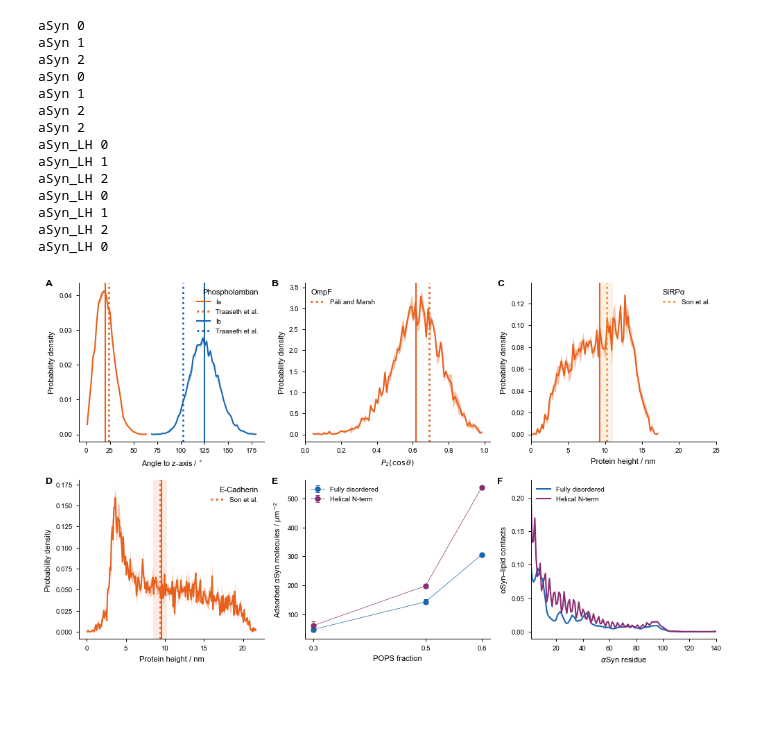
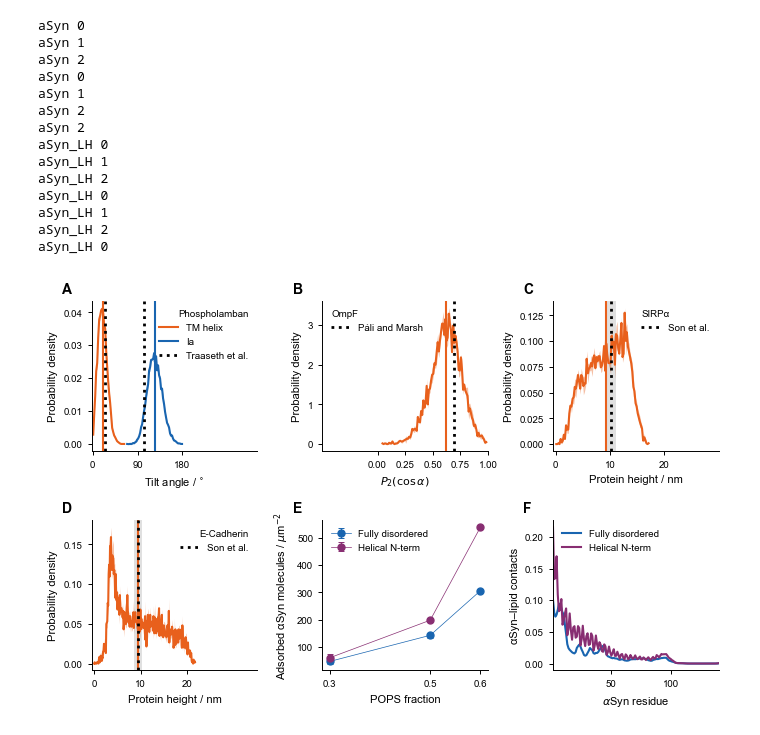
Before and after one commit to gitesei/_2026_MEM-CALVADOS, a Jupyter notebook: exp_valid.ipynb, the cells around one changed output. Drawn from its saved outputs; the diff is of its cells as text; code cells hidden in the pictures; blank space fills up the shorter version.

```diff
--- a/exp_valid.ipynb
+++ b/exp_valid.ipynb
@@ -36,7 +36,7 @@ def hist_stats(xs, bins):
     x = (bins[:-1] + bins[1:]) / 2
     return x, p, h.std(0)/np.sqrt(len(xs)), np.concatenate(xs).mean()
 
-fig, ax = plt.subplots(2, 3, figsize=(10, 5.8))
+fig, ax = plt.subplots(2, 3, figsize=(7, 4.5))
 ax = ax.ravel()
 
 # --- phospholamban (2KB7) ---
@@ -56,18 +56,20 @@ for y in a2:
     x = (bins[:-1] + bins[1:]) / 2
     ax[0].plot(x,np.histogram(y, bins=bins, density=True)[0])"""
 
-for arr, c, lab, exp, explab in [(a1, 'orange2', 'Ia', 24,  'Traaseth et al.'),
-                                 (a2, 'blue1',   'Ib', 102, 'Traaseth et al.')]:
+for arr, c, lab, exp, explab in [(a1, 'orange2', 'TM helix', 24,  ''),
+                                 (a2, 'blue1',   'Ia', 102, 'Traaseth et al.')]:
     bins = np.arange(np.min(arr),np.max(arr) + 2, 2)
     x, p, se, m = hist_stats(arr, bins)
     ax[0].plot(x, p, color=rnb_colors[c], lw=1.5, label=lab)
     ax[0].fill_between(x, p-se, p+se, color=rnb_colors[c], alpha=.4, lw=0)
     ax[0].axvline(m, color=rnb_colors[c], lw=1.5)
-    ax[0].axvline(exp, color=rnb_colors[c], ls=':', lw=2, label=explab)
+    ax[0].axvline(exp, color='k', ls=':', lw=2, label=explab)
 
-ax[0].set(xlabel='Angle to z-axis / $^{\\circ}$', ylabel='Probability density')
-leg = ax[0].legend(frameon=False, fontsize=7, title='Phospholamban')
+ax[0].set(xlabel='Tilt angle / $^{\\circ}$', ylabel='Probability density')
+leg = ax[0].legend(frameon=False, fontsize=7, title='Phospholamban', title_fontsize=7)
 leg._legend_box.align = "right"
+ax[0].set_xlim(-2, 330)
+ax[0].set_xticks([0, 90, 180])
 
 # --- 2OMF ---
 p2 = []
@@ -82,10 +84,12 @@ x, p, se, m = hist_stats(p2, bins)
 ax[1].plot(x, p, color=rnb_colors['orange2'], lw=1.5)
 ax[1].fill_between(x, p-se, p+se, color=rnb_colors['orange2'], alpha=.4, lw=0)
 ax[1].axvline(m, color=rnb_colors['orange2'], lw=1.5)
-ax[1].axvline(0.69, color=rnb_colors['orange2'], ls=':', lw=2, label='Páli and Marsh')
-ax[1].set(xlabel=r'$P_2(\cos\theta)$', ylabel='Probability density')
-leg = ax[1].legend(frameon=False, fontsize=7, title='OmpF')
+ax[1].axvline(0.69, color='k', ls=':', lw=2, label='Páli and Marsh')
+ax[1].set(xlabel=r'$P_2(\cos\alpha)$', ylabel='Probability density')
+leg = ax[1].legend(frameon=False, fontsize=7, title='OmpF', title_fontsize=7)
 leg._legend_box.align = "left"
+ax[1].set_xlim(-0.5, 1)
+ax[1].set_xticks([0,0.25, 0.5,0.75, 1])
 
 # --- Sirpa ---
 sirpa = [np.load(f'data/exp_valid/Sirpa_{i}_height.npy') for i in range(3)]
@@ -97,13 +101,14 @@ ax[2].axvline(m, color=rnb_colors['orange2'], lw=1.5)
 
 for val, lo, hi, lab, color in [(10.2, 9.4, 11.1, 'Son et al.','orange1'),
                          (7.3,  6.4,  8.2, 'Son et al. (His$_{10}$)','blue1')][:1]:
-    ax[2].axvline(val, color=rnb_colors[color], ls=':', lw=2, label=lab)
-    ax[2].axvspan(lo, hi, color=rnb_colors[color], alpha=.12, lw=0)
+    ax[2].axvline(val, color='k', ls=':', lw=2, label=lab)
+    ax[2].axvspan(lo, hi, color='k', alpha=.12, lw=0)
 
 ax[2].set(xlabel='Protein height / nm', ylabel='Probability density')
-leg = ax[2].legend(frameon=False, fontsize=7, title='SIRPα')
+leg = ax[2].legend(frameon=False, fontsize=7, title='SIRPα', title_fontsize=7)
 leg._legend_box.align = "left"
-ax[2].set_xlim(0,25)
+ax[2].set_xlim(-.5,30)
+ax[2].set_xticks([0,10,20])
 
 # --- Cdh1 ---
 cdh1 = [np.load(f'data/exp_valid/Cdh1_{i}_height.npy') for i in range(3)]
@@ -113,12 +118,14 @@ x, p, se, m = hist_stats(cdh1, bins)
 ax[3].plot(x, p, color=rnb_colors['orange2'], lw=1.5)
 ax[3].fill_between(x, p-se, p+se, color=rnb_colors['orange2'], alpha=.4, lw=0)
 ax[3].axvline(m, color=rnb_colors['orange2'], lw=1.5)
-ax[3].axvline(9.4, color=rnb_colors['orange2'], ls=':', lw=2, label='Son et al.')
-ax[3].axvspan(8.5, 10.3, color=rnb_colors['orange2'], alpha=.12, lw=0)
+ax[3].axvline(9.4, color='k', ls=':', lw=2, label='Son et al.')
+ax[3].axvspan(8.5, 10.3, color='k', alpha=.12, lw=0)
 
 ax[3].set(xlabel='Protein height / nm', ylabel='Probability density')
-leg = ax[3].legend(frameon=False, fontsize=7, title='E-Cadherin')
+leg = ax[3].legend(frameon=False, fontsize=7, title='E-Cadherin', title_fontsize=7)
 leg._legend_box.align = "right"
+ax[3].set_xlim(-.5,35)
+ax[3].set_xticks([0,10,20])
 
 cutoff = 10
 area_um2 = 2 * 35 * 35 / 1e6
@@ -156,32 +163,32 @@ for chain, c, lab in [('aSyn', 'blue1', 'Fully disordered'),
     r = np.arange(1, 141)
     ax[5].plot(r, np.mean(cprofile, axis=0), color=rnb_colors[c], lw=1.5, label=lab)
     ax[5].fill_between(r, np.mean(cprofile, axis=0)-np.std(cprofile, axis=0, ddof=1)/np.sqrt(3),
                        np.mean(cprofile, axis=0)+np.std(cprofile, axis=0, ddof=1)/np.sqrt(3),
                        color=rnb_colors[c], alpha=.4, lw=0)
 
 ax[5].set(xlabel=r'$\alpha$Syn residue', ylabel='αSyn–lipid contacts', xlim=(1,140))
 ax[5].legend(frameon=False, fontsize=7,loc='upper left')
 
 for i, a in enumerate(ax):
     a.spines[['top', 'right']].set_visible(False)
-    a.annotate(chr(65+i), (-.18, 0.98), xycoords='axes fraction', fontsize=10, weight='bold')
+    a.annotate(chr(65+i), (-.18, 1.05), xycoords='axes fraction', fontsize=10, weight='bold')
 
 plt.tight_layout()
 plt.savefig('5.pdf')
 plt.show()
 # %% [output]
 aSyn 0
 aSyn 1
 aSyn 2
 aSyn 0
 aSyn 1
 aSyn 2
 aSyn 2
 aSyn_LH 0
 aSyn_LH 1
 aSyn_LH 2
 aSyn_LH 0
 aSyn_LH 1
 aSyn_LH 2
 aSyn_LH 0
-[figure, old version]
+[figure, new version]
```
